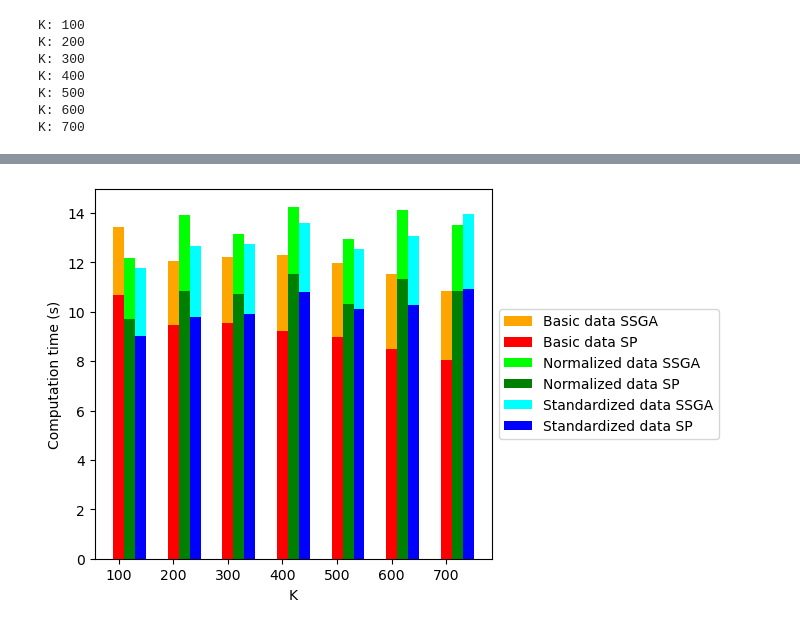
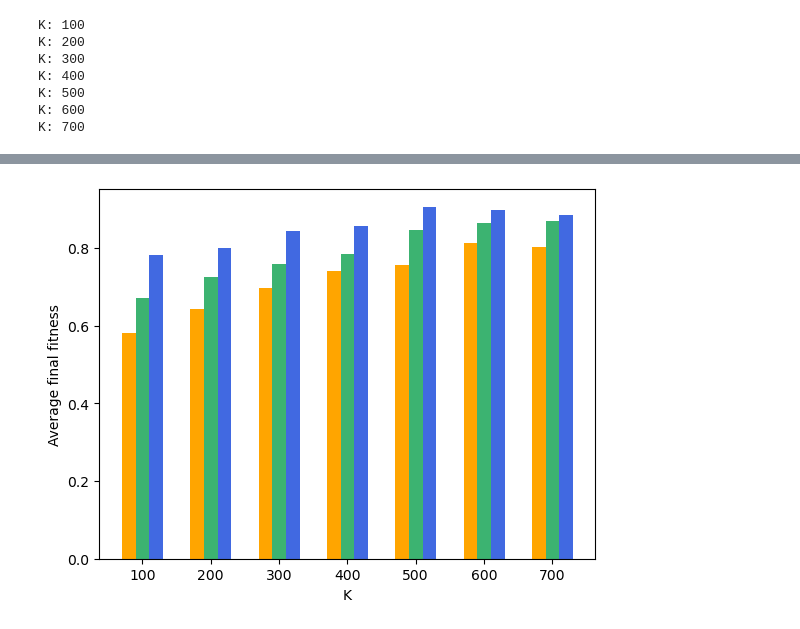
Before and after one commit to GeckSpy/M1-internship-SSGA, a Jupyter notebook: code/SPresult.ipynb, the cells around one changed output, grey strips where cells are left out. Drawn from its saved outputs; the diff is of its cells as text; code cells hidden in the pictures.

Commit message:
modeified class labels

```diff
--- a/code/SPresult.ipynb
+++ b/code/SPresult.ipynb
@@ -128,5 +45,5 @@ average proportion of max_amount/amount
 # %%
-RunDataFormat = False
+RunDataFormat = True
 # %%
 # Comparing data format
 data1 = usedDataset["data"].copy()
@@ -262,7 +267,7 @@ plt.show()
 # %% [markdown]
 ### Visual result
 # %%
-K =  200
+K =  300
 SPClassifiers = ClassifierDic[K]
 fig, axs = plt.subplots(1, len(SPClassifiers))
 fig.set_size_inches(20,30)
@@ -356,6 +361,4 @@ plot_info(averageProportions, "Average proportions of each SP (%)")
 # %%
-import time
-
 class Param:
     GN = 100
     NP = 100
@@ -364,28 +367,16 @@ class Param:
     Pm2 = 0.1
 
 
-SPs_time = {K:[0 for _ in range(len(datas))] for K in Ks}
-SSGA_time = {K:[0 for _ in range(len(datas))] for K in Ks}
 best_fitness = {K:[0 for _ in range(len(datas))] for K in Ks}
 
 A = 1
 for K in Ks:
     print("K:", K)
-    for i,data in enumerate(datas):
+    for i in range(len(datas)):
         for _ in range(A):
-            start_time = time.time()
-            SPs = ERS.find_superpixel(data, K, UniversityLambdaCoeffDatas[K][i], ERS.complete_basic_similarity, True)
-            end_time = time.time()
-            SPs_time[K][i] += end_time - start_time
-
-            start_time = time.time()
+            SPs = SPsDic[K][i]
             pop, fitness = SSGA(data, 9, K, Param.GN, Param.NP, Param.Pc, Param.Pm1, Param.Pm2, False, SP=SPs)
-            end_time = time.time()
-            SSGA_time[K][i] += end_time - start_time
             best_fitness[K][i] += fitness[0]
-
-        SPs_time[K][i] /= A
-        SSGA_time[K][i] /= A
         best_fitness[K][i] /= A
 # %% [output]
 K: 100
@@ -412,25 +389,4 @@ print(best_fitness)
 # %%
-SP_colors = ["red", "green", "blue"]
-SSGA_colors = ["orange", "lime", "cyan"]
-
-
-fig = plt.figure()
-ax = plt.subplot(111)
-for k,K in enumerate(Ks):
-    for d,data in enumerate(datas):
-        if k==0:
-            ax.bar(K+d*20, SPs_time[K][d]+SSGA_time[K][d], width=20, color=SSGA_colors[d], label=names[d]+" data SSGA")
-            ax.bar(K+ d*20, SPs_time[K][d], color=SP_colors[d], width=20, label=names[d]+" data SP")
-        else:
-            ax.bar(K+d*20, SPs_time[K][d]+SSGA_time[K][d], width=20, color=SSGA_colors[d])
-            ax.bar(K+ d*20, SPs_time[K][d], color=SP_colors[d], width=20)
-
-box = ax.get_position()
-ax.set_position([box.x0, box.y0, box.width * 0.8, box.height])
-ax.legend(loc='center left', bbox_to_anchor=(1, 0.5))
-
-plt.xlabel("K")
-plt.ylabel("Computation time (s)")
-plt.show()
+plot_info(best_fitness, "Average final fitness")
 # %% [output]
-[figure, old version]
+[figure, new version]
```
Also changed, not shown: parts of 15 cells of this notebook, 1 other file.
